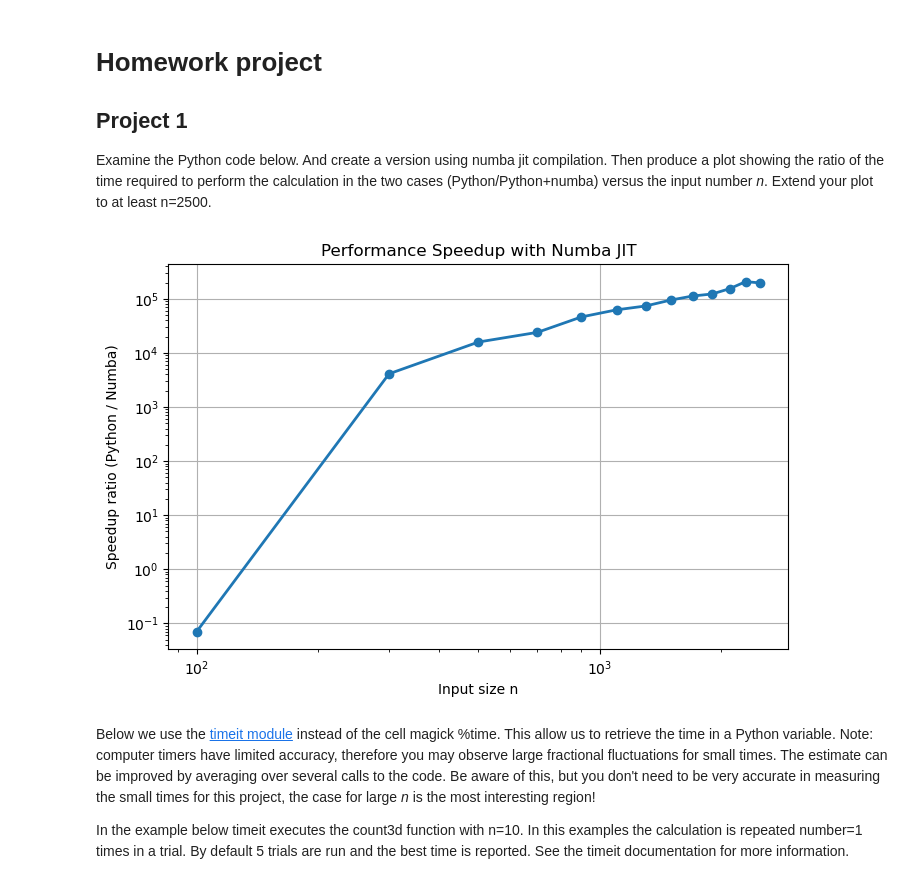
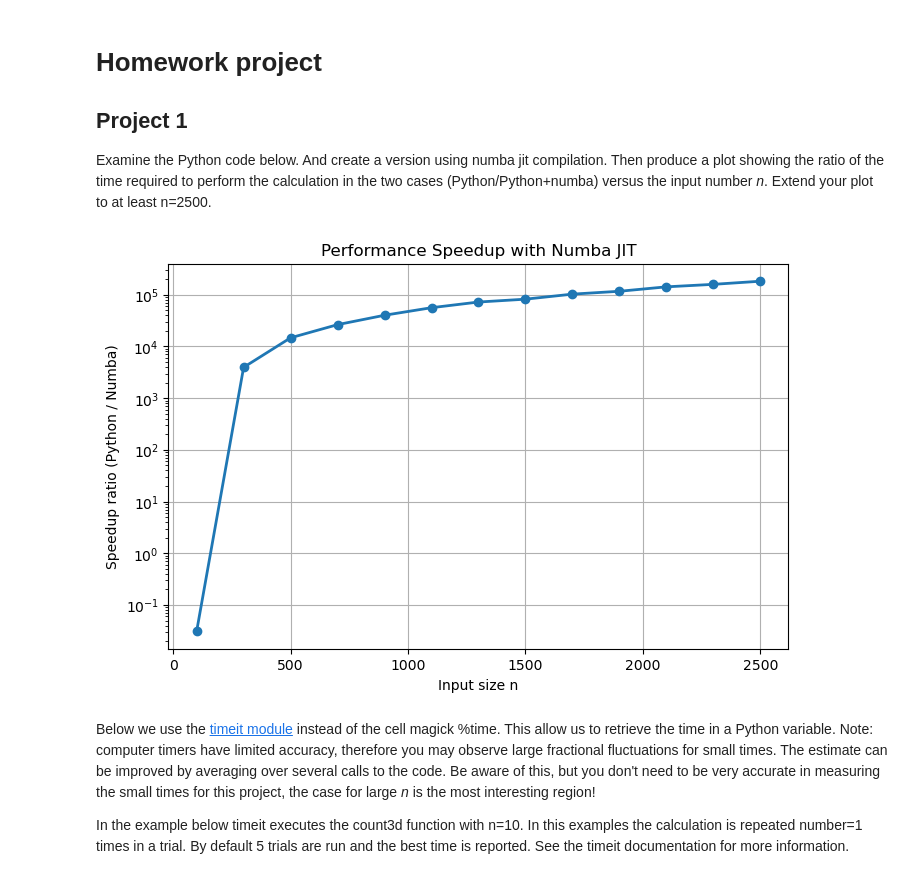
Before and after one commit to MohhamedRafi12/C-to-Python, a Jupyter notebook: numba.ipynb, the cells around one changed output. Cells and saved outputs as stored; diff of their text form; code cells hidden in the pictures.

```diff
--- a/numba.ipynb
+++ b/numba.ipynb
@@ -121,36 +121,35 @@ def count3d_numba(n):
                 count += 1
     return count
 
 # Define range of n
 Ns = np.arange(100, 2501, 200)
 
 ratios = []
 for n in Ns:
     # Time pure Python version
     t0 = time.perf_counter()
     count3d(n)
     t1 = time.perf_counter()
     python_time = t1 - t0
 
     # Time Numba version
     t2 = time.perf_counter()
     count3d_numba(n)
     t3 = time.perf_counter()
     numba_time = t3 - t2
 
     ratios.append(python_time / numba_time)
 
 plt.figure(figsize=(8,5))
 plt.plot(Ns, ratios, "o-", lw=2)
 plt.xlabel("Input size n")
 plt.ylabel("Speedup ratio (Python / Numba)")
 plt.title("Performance Speedup with Numba JIT")
+plt.yscale('log')
 plt.grid(True)
-plt.xscale('log')
-plt.yscale('log')
 plt.show()
 # %% [output]
-[figure, old version]
+[figure, new version]
 # %% [markdown]
 Below we use the [timeit module](https://docs.python.org/3/library/timeit.html) instead of the cell magick %time.  This allow us to retrieve the time in a Python variable.
 Note: computer timers have limited accuracy, therefore you may observe large fractional fluctuations for small times.  The estimate can be improved by averaging over several calls to the code.  Be aware of this, but you don't need to be very accurate in measuring the small times for this project, the case for large *n* is the most interesting region!
```
Also changed, not shown: parts of 5 cells of this notebook, 1 other file.
